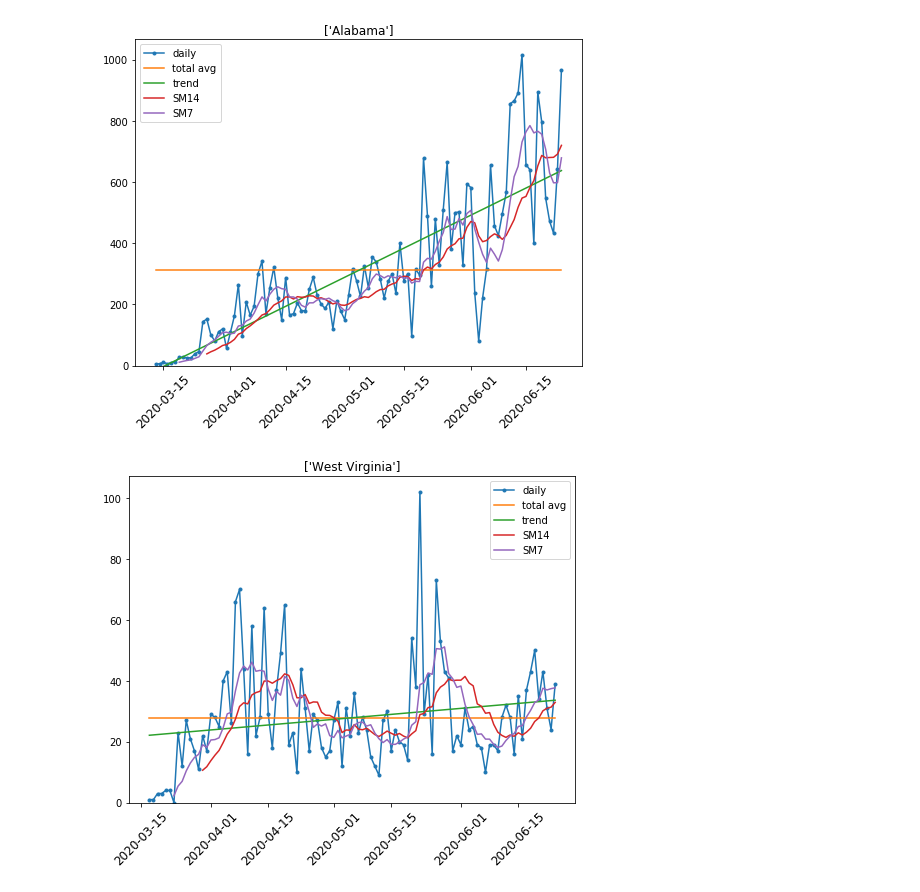
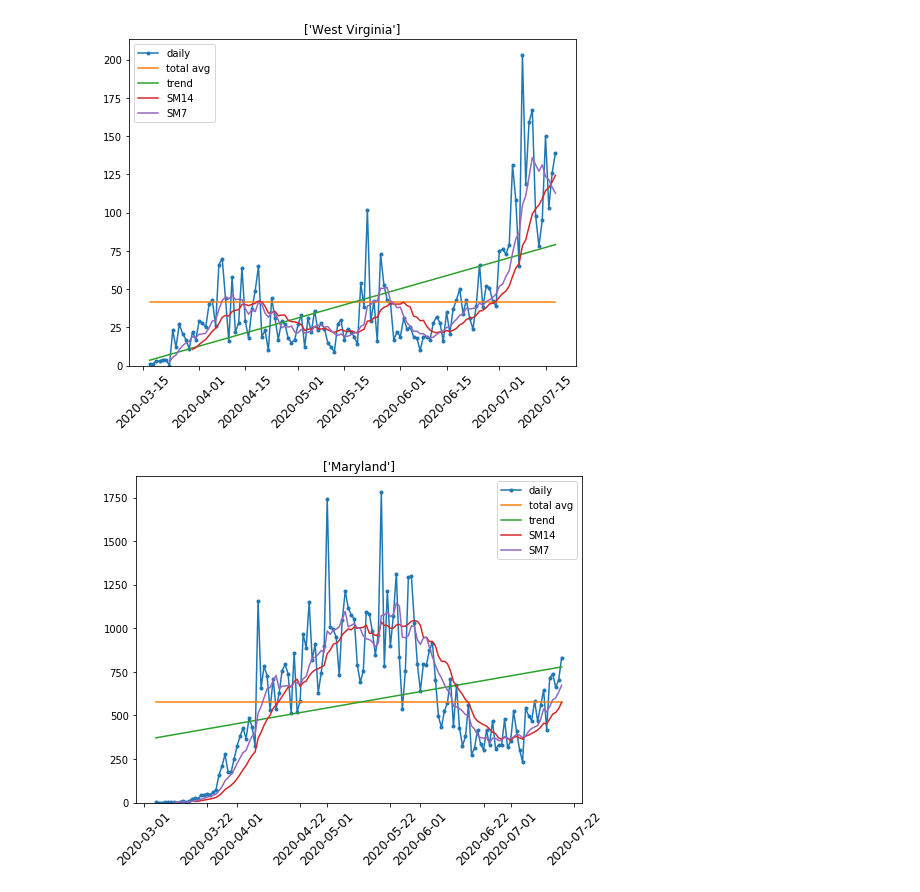
Before and after one commit to leadinghammp/COVID-19-Near-Me, a Jupyter notebook: Specific_Places.ipynb, the cells around one changed output. Saved outputs shown, nothing was run; the diff lists cells and outputs as text; code cells hidden in the pictures.

Commit message:
Regions analysis
Updates include July data, US Census Bureau designated regions,  and some places that are close to my heart.

```diff
--- a/Specific_Places.ipynb
+++ b/Specific_Places.ipynb
@@ -27,7 +27,7 @@ def get_state(df,state_name='Maryland'):
 
 
 def get_state_agg(df,state_name):
-    agg_df=df.groupby(['date']).sum()
+    agg_df=get_state(df, state_name).groupby(['date']).sum()
     agg_df['state']=state_name
     return agg_df
 
@@ -78,6 +78,19 @@ def state_cases(data, state_dct):
         plot_daily(get_this(data,state_name=state_dct[i],
                             county=False), county=False)
         plt.show()
+def US_cases(data):
+    data['US']=data.sum(axis=1)
+    return data
+
+def get_US(df):
+    US_df=pd.DataFrame()
+    US_df["Washington"]=get_state_agg(df, state_name="Washington").daily
+    for i in (df.state.unique()):
+        state_i=get_state_agg(df, state_name=i)
+        US_df[i]=state_i.daily
+    US_df=US_df.fillna(value=0)
+    US_df.reindex(sorted(US_df.columns), axis=1)
+    return US_df
 # %%
 states_list=list(state_codes.abbr.unique())
 data['abbr']=data['state']
@@ -131,7 +144,7 @@ local_cases(data,ff_dct)
 ... (3 outputs left out)
 # %%
-state=['Alabama', 'West Virginia', 'Maryland', 'Delaware', 'South Carolina', 'Virginia']
+state=['West Virginia', 'Maryland', 'Delaware',  'Virginia', 'Pennsylvania','South Carolina', 'Florida',  'Alabama', 'Georgia']
 state_cases(data,state)
 # %% [output]
-[figure, old version]
+[figure, new version]
-[figure, old version]
+[figure, new version]
```
Also changed, not shown: parts of 12 cells of this notebook.
